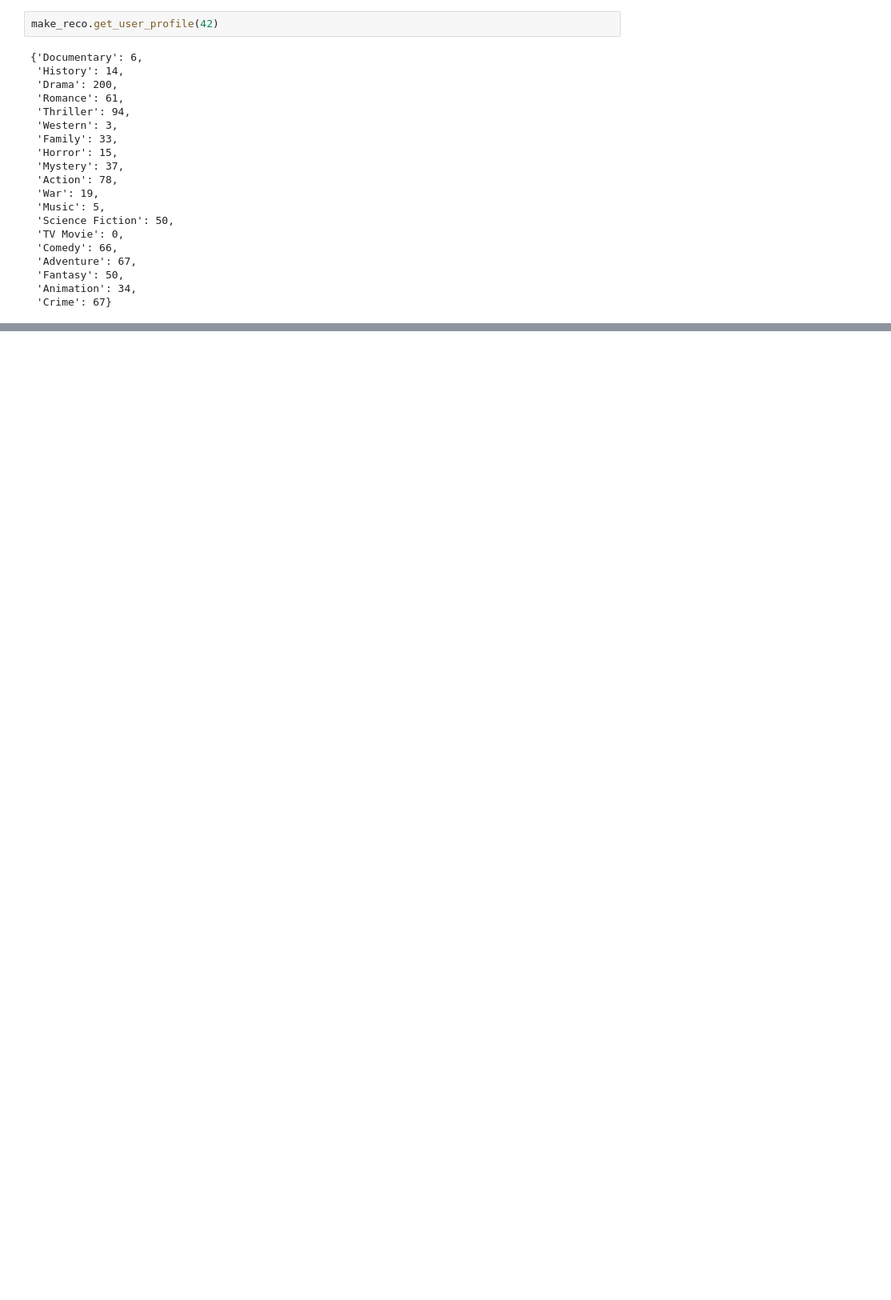
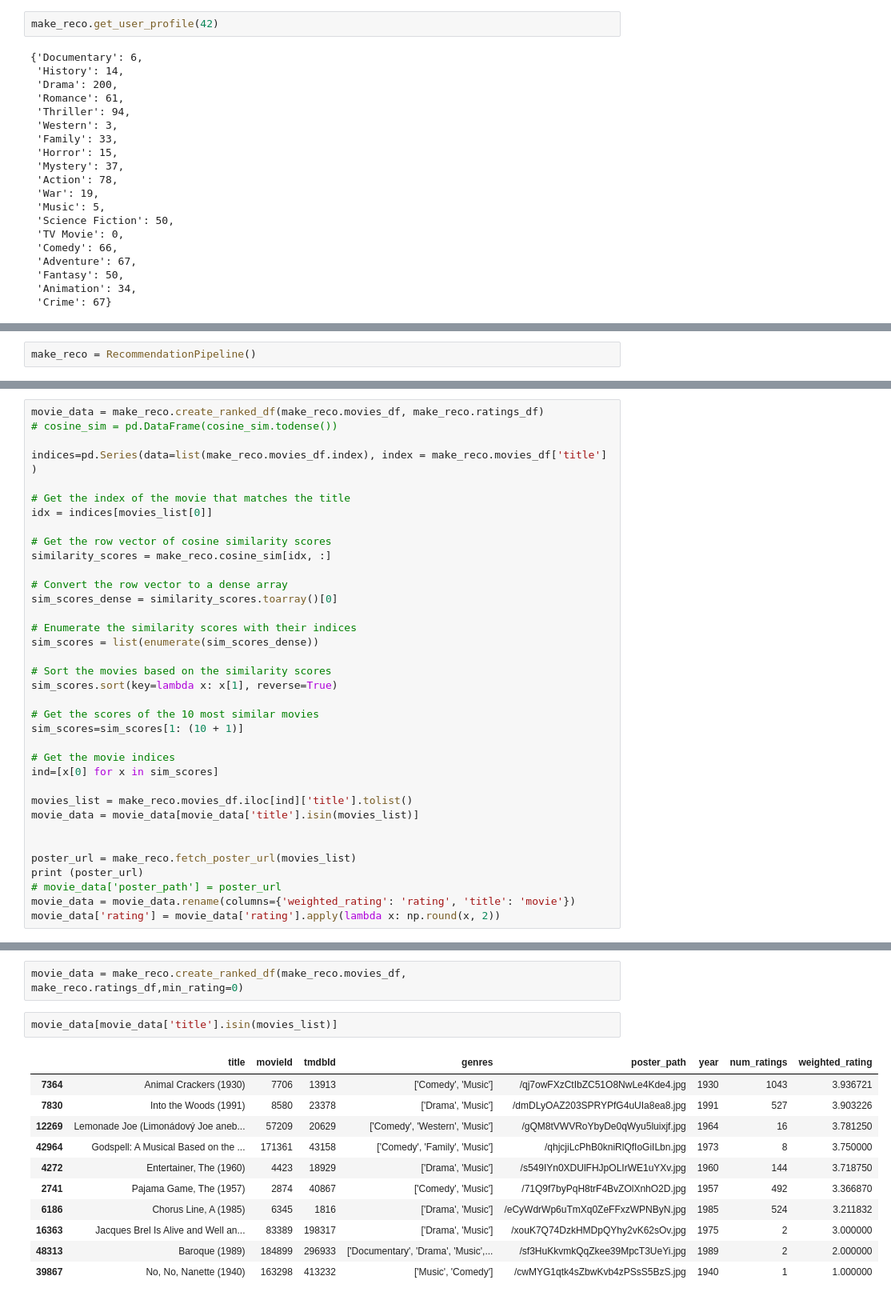
Before and after one commit to abhishek-jana/Movie-Recommendation-System, a Jupyter notebook: research/05_make_recommendation.ipynb, the cells around one changed output, grey strips where cells are left out. Shown: that part at 80% size. Saved outputs shown, nothing was run; the diff lists cells and outputs as text; blank space fills up the shorter version.

```diff
--- a/research/05_make_recommendation.ipynb
+++ b/research/05_make_recommendation.ipynb
@@ -351,0 +424,2 @@ make_reco.get_user_profile(42)
+# %%
+make_reco = RecommendationPipeline()
@@ -351,0 +452,36 @@ make_reco.get_user_profile(42)
+# %%
+movie_data = make_reco.create_ranked_df(make_reco.movies_df, make_reco.ratings_df)
+# cosine_sim = pd.DataFrame(cosine_sim.todense())
+
+indices=pd.Series(data=list(make_reco.movies_df.index), index = make_reco.movies_df['title'] )
+
+# Get the index of the movie that matches the title
+idx = indices[movies_list[0]]
+
+# Get the row vector of cosine similarity scores
+similarity_scores = make_reco.cosine_sim[idx, :]
+
+# Convert the row vector to a dense array
+sim_scores_dense = similarity_scores.toarray()[0]
+
+# Enumerate the similarity scores with their indices
+sim_scores = list(enumerate(sim_scores_dense))
+
+# Sort the movies based on the similarity scores
+sim_scores.sort(key=lambda x: x[1], reverse=True)
+
+# Get the scores of the 10 most similar movies
+sim_scores=sim_scores[1: (10 + 1)]
+
+# Get the movie indices
+ind=[x[0] for x in sim_scores]
+
+movies_list = make_reco.movies_df.iloc[ind]['title'].tolist()
+movie_data = movie_data[movie_data['title'].isin(movies_list)]
+
+
+poster_url = make_reco.fetch_poster_url(movies_list)
+print (poster_url)
+# movie_data['poster_path'] = poster_url
+movie_data = movie_data.rename(columns={'weighted_rating': 'rating', 'title': 'movie'})
+movie_data['rating'] = movie_data['rating'].apply(lambda x: np.round(x, 2))
@@ -351,0 +513,16 @@ make_reco.get_user_profile(42)
+# %%
+movie_data = make_reco.create_ranked_df(make_reco.movies_df, make_reco.ratings_df,min_rating=0)
+# %%
+movie_data[movie_data['title'].isin(movies_list)]
+# %% [output]
+|  | title | movieId | tmdbId | genres | poster_path | year | num_ratings | weighted_rating |
+| 7364 | Animal Crackers (1930) | 7706 | 13913 | ['Comedy', 'Music'] | /qj7owFXzCtIbZC51O8NwLe4Kde4.jpg | 1930 | 1043 | 3.936721 |
+| 7830 | Into the Woods (1991) | 8580 | 23378 | ['Drama', 'Music'] | /dmDLyOAZ203SPRYPfG4uUIa8ea8.jpg | 1991 | 527 | 3.903226 |
+| 12269 | Lemonade Joe (Limonádový Joe aneb... | 57209 | 20629 | ['Comedy', 'Western', 'Music'] | /gQM8tVWVRoYbyDe0qWyu5luixjf.jpg | 1964 | 16 | 3.781250 |
+| 42964 | Godspell: A Musical Based on the ... | 171361 | 43158 | ['Comedy', 'Family', 'Music'] | /qhjcjiLcPhB0kniRlQfIoGiILbn.jpg | 1973 | 8 | 3.750000 |
+| 4272 | Entertainer, The (1960) | 4423 | 18929 | ['Drama', 'Music'] | /s549IYn0XDUlFHJpOLIrWE1uYXv.jpg | 1960 | 144 | 3.718750 |
+| 2741 | Pajama Game, The (1957) | 2874 | 40867 | ['Comedy', 'Music'] | /71Q9f7byPqH8trF4BvZOlXnhO2D.jpg | 1957 | 492 | 3.366870 |
+| 6186 | Chorus Line, A (1985) | 6345 | 1816 | ['Drama', 'Music'] | /eCyWdrWp6uTmXq0ZeFFxzWPNByN.jpg | 1985 | 524 | 3.211832 |
+| 16363 | Jacques Brel Is Alive and Well an... | 83389 | 198317 | ['Drama', 'Music'] | /xouK7Q74DzkHMDpQYhy2vK62sOv.jpg | 1975 | 2 | 3.000000 |
+| 48313 | Baroque (1989) | 184899 | 296933 | ['Documentary', 'Drama', 'Music',... | /sf3HuKkvmkQqZkee39MpcT3UeYi.jpg | 1989 | 2 | 2.000000 |
+| 39867 | No, No, Nanette (1940) | 163298 | 413232 | ['Music', 'Comedy'] | /cwMYG1qtk4sZbwKvb4zPSsS5BzS.jpg | 1940 | 1 | 1.000000 |
```
Also changed, not shown: parts of 24 cells of this notebook, 3 other files.
